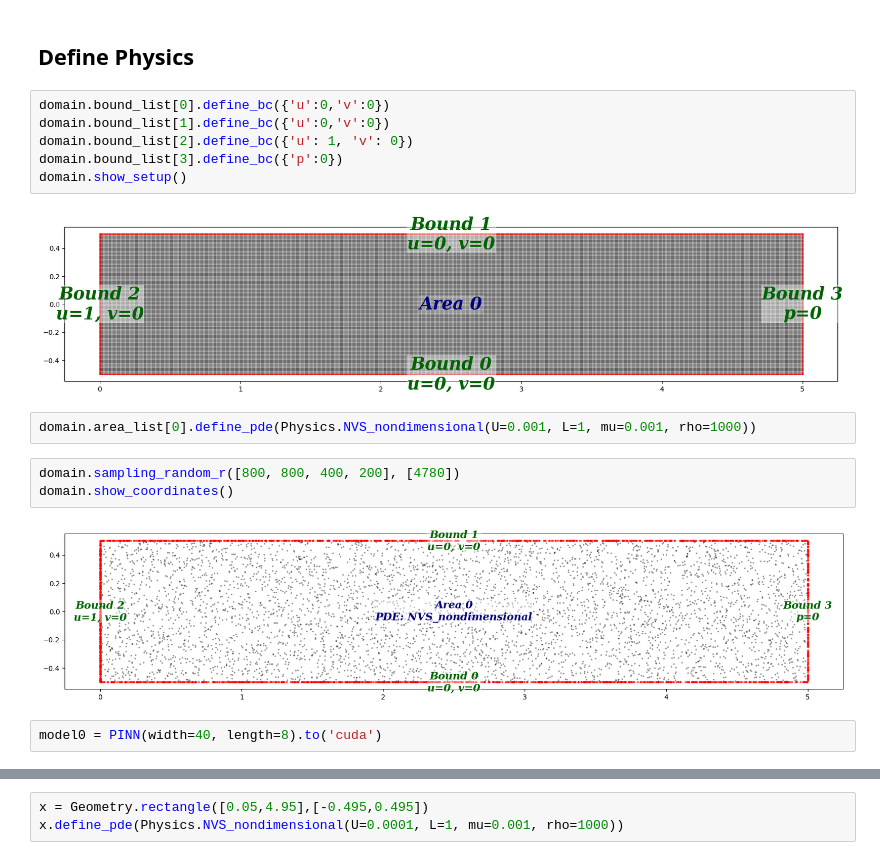
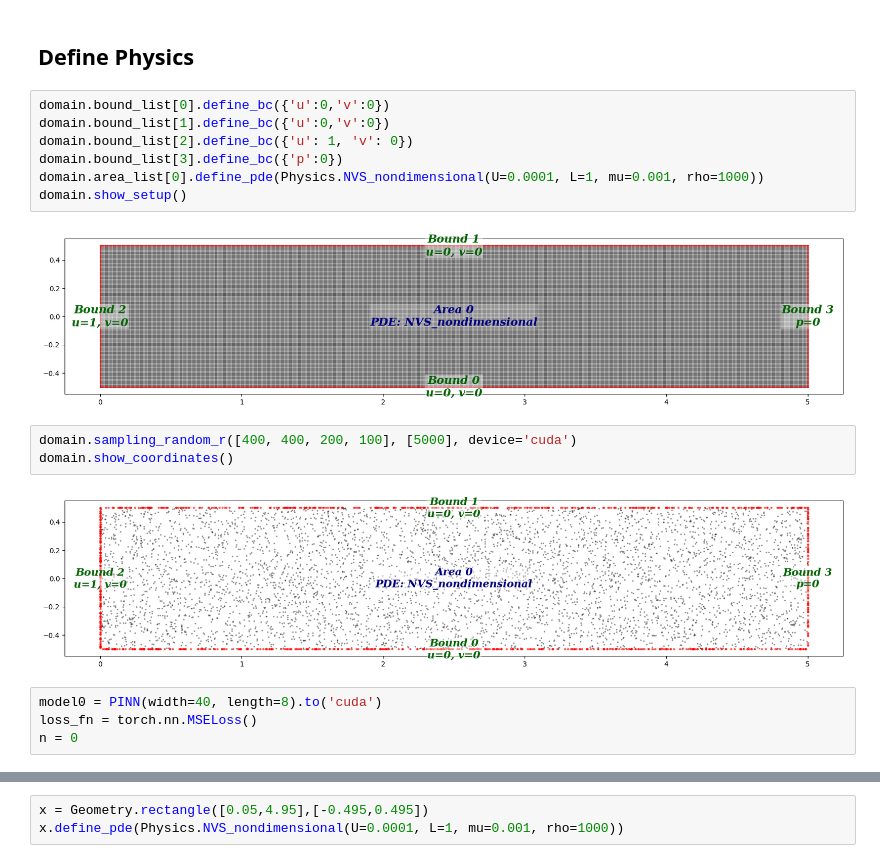
Before and after one commit to YoYo-XYZ/PINNs-for-NVS-fluid, a Jupyter notebook: experiment/test RAR.ipynb, the cells around one changed output, grey strips where cells are left out. Saved outputs shown, nothing was run; the diff lists cells and outputs as text.

```diff
--- a/experiment/test RAR.ipynb
+++ b/experiment/test RAR.ipynb
@@ -22,19 +14,20 @@ domain.show_setup()
 # %%
 domain.bound_list[0].define_bc({'u':0,'v':0})
 domain.bound_list[1].define_bc({'u':0,'v':0})
 domain.bound_list[2].define_bc({'u': 1, 'v': 0})
 domain.bound_list[3].define_bc({'p':0})
+domain.area_list[0].define_pde(Physics.NVS_nondimensional(U=0.0001, L=1, mu=0.001, rho=1000))
 domain.show_setup()
 # %% [output]
-[figure, old version]
+[figure, new version]
-# %%
-domain.area_list[0].define_pde(Physics.NVS_nondimensional(U=0.001, L=1, mu=0.001, rho=1000))
 # %%
-domain.sampling_random_r([800, 800, 400, 200], [4780])
+domain.sampling_random_r([400, 400, 200, 100], [5000], device='cuda')
 domain.show_coordinates()
 # %% [output]
-[figure, old version]
+[figure, new version]
 # %%
 model0 = PINN(width=40, length=8).to('cuda')
+loss_fn = torch.nn.MSELoss()
+n = 0
 # %%
 # Define the loss calculation function
```
Also changed, not shown: parts of 16 cells of this notebook, 10 other files.
